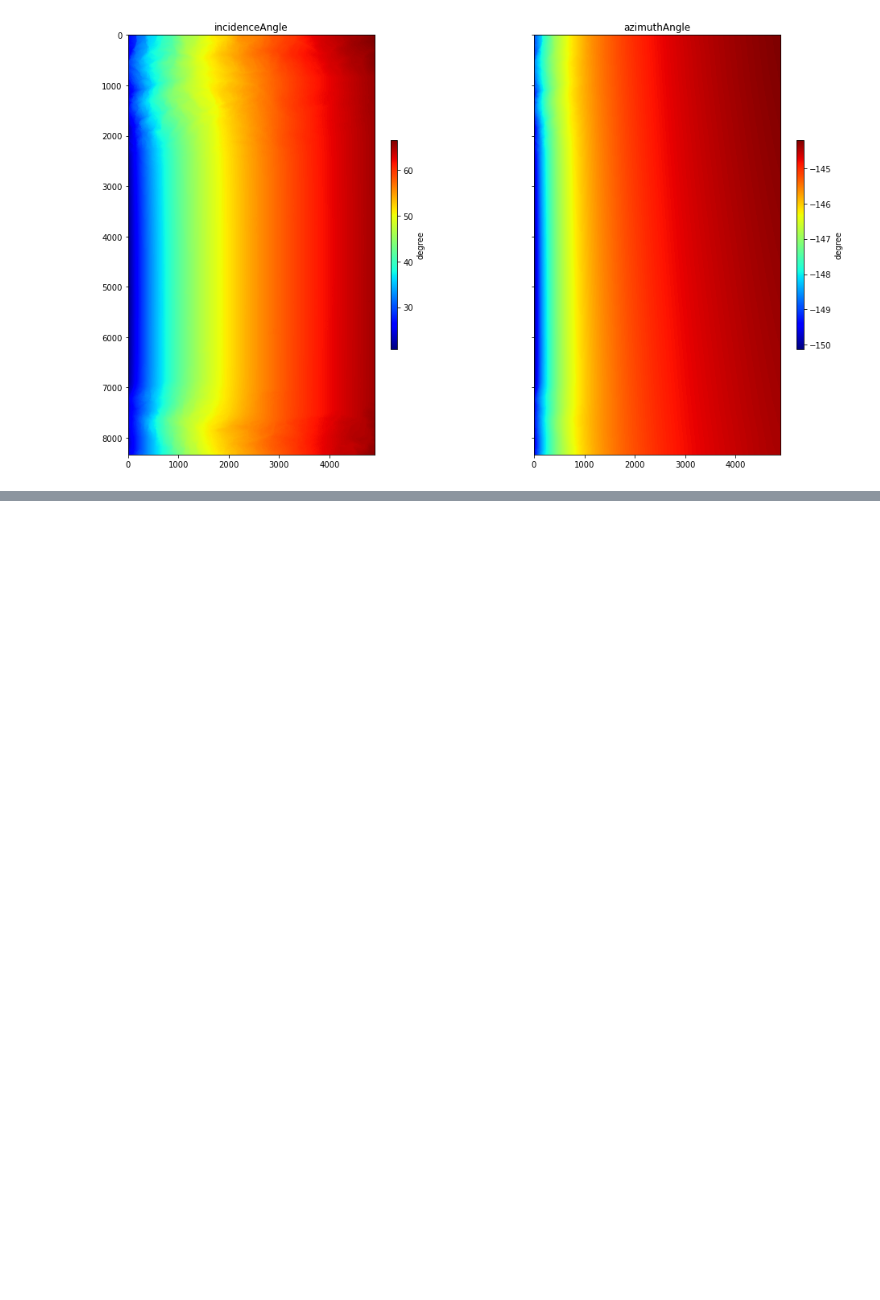
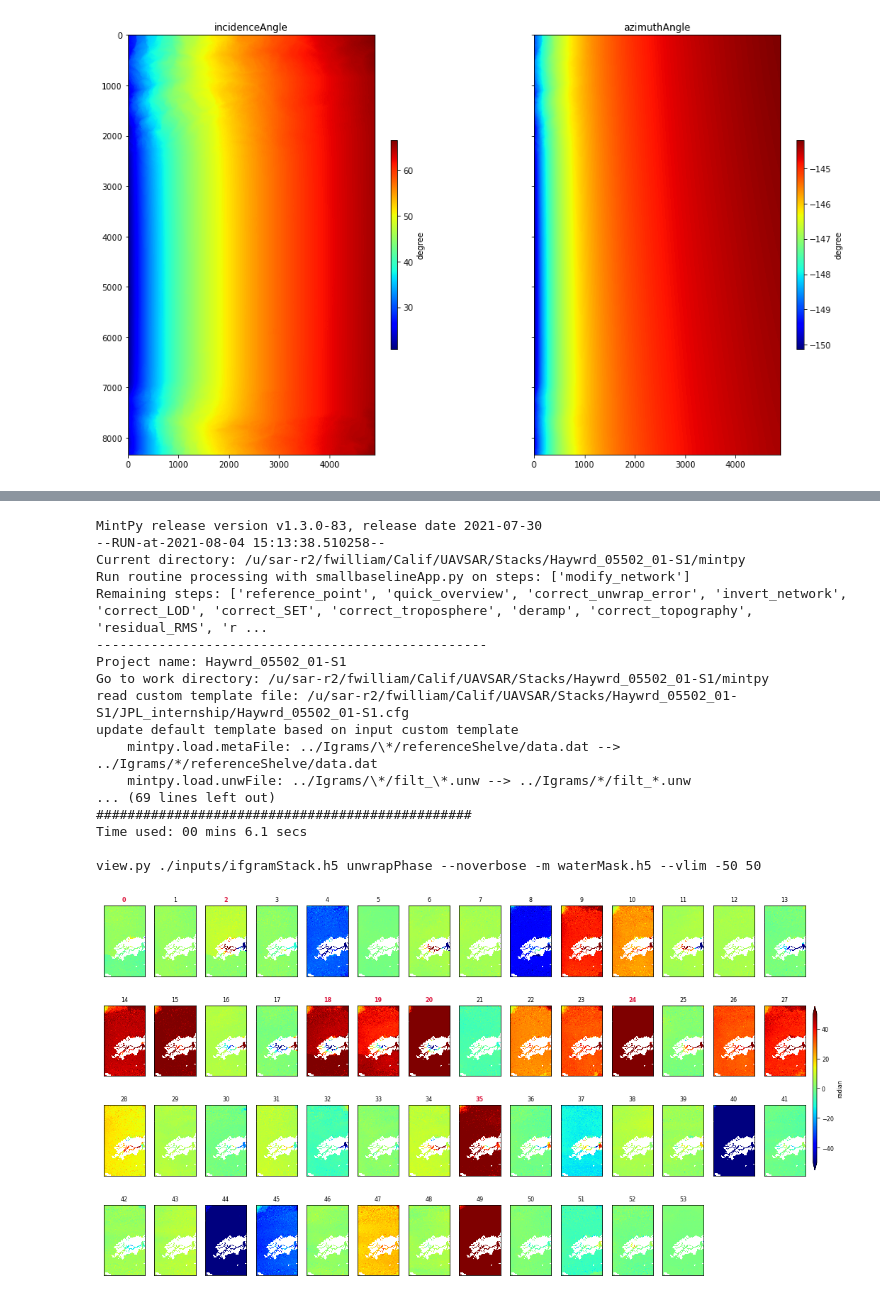
Before and after one commit to forrestfwilliams/UAVSAR_InSAR, a Jupyter notebook: mintpy_processing.ipynb, the cells around one changed output, grey strips where cells are left out. Saved outputs shown, nothing was run; the diff lists cells and outputs as text; code cells hidden in the pictures; blank space fills up the shorter version.

Commit message:
first mintpy run complete

```diff
--- a/mintpy_processing.ipynb
+++ b/mintpy_processing.ipynb
@@ -94,0 +146,22 @@ Outputs look good!
+# %%
+!smallbaselineApp.py ../JPL_internship/Haywrd_05502_01-S1.cfg --dostep modify_network
+view.main('./inputs/ifgramStack.h5 unwrapPhase --noverbose -m waterMask.h5 --vlim -50 50'.split())
+# %% [output]
+MintPy release version v1.3.0-83, release date 2021-07-30
+--RUN-at-2021-08-04 15:13:38.510258--
+Current directory: /u/sar-r2/fwilliam/Calif/UAVSAR/Stacks/Haywrd_05502_01-S1/mintpy
+Run routine processing with smallbaselineApp.py on steps: ['modify_network']
+Remaining steps: ['reference_point', 'quick_overview', 'correct_unwrap_error', 'invert_network', 'correct_LOD', 'correct_SET', 'correct_troposphere', 'deramp', 'correct_topography', 'residual_RMS', 'r ...
+--------------------------------------------------
+Project name: Haywrd_05502_01-S1
+Go to work directory: /u/sar-r2/fwilliam/Calif/UAVSAR/Stacks/Haywrd_05502_01-S1/mintpy
+read custom template file: /u/sar-r2/fwilliam/Calif/UAVSAR/Stacks/Haywrd_05502_01-S1/JPL_internship/Haywrd_05502_01-S1.cfg
+update default template based on input custom template
+    mintpy.load.metaFile: ../Igrams/\*/referenceShelve/data.dat --> ../Igrams/*/referenceShelve/data.dat
+    mintpy.load.unwFile: ../Igrams/\*/filt_\*.unw --> ../Igrams/*/filt_*.unw
+... (69 lines left out)
+################################################
+Time used: 00 mins 6.1 secs
+
+view.py ./inputs/ifgramStack.h5 unwrapPhase --noverbose -m waterMask.h5 --vlim -50 50
+[figure, added]
```
Also changed, not shown: parts of 56 cells of this notebook, 1 other file.
